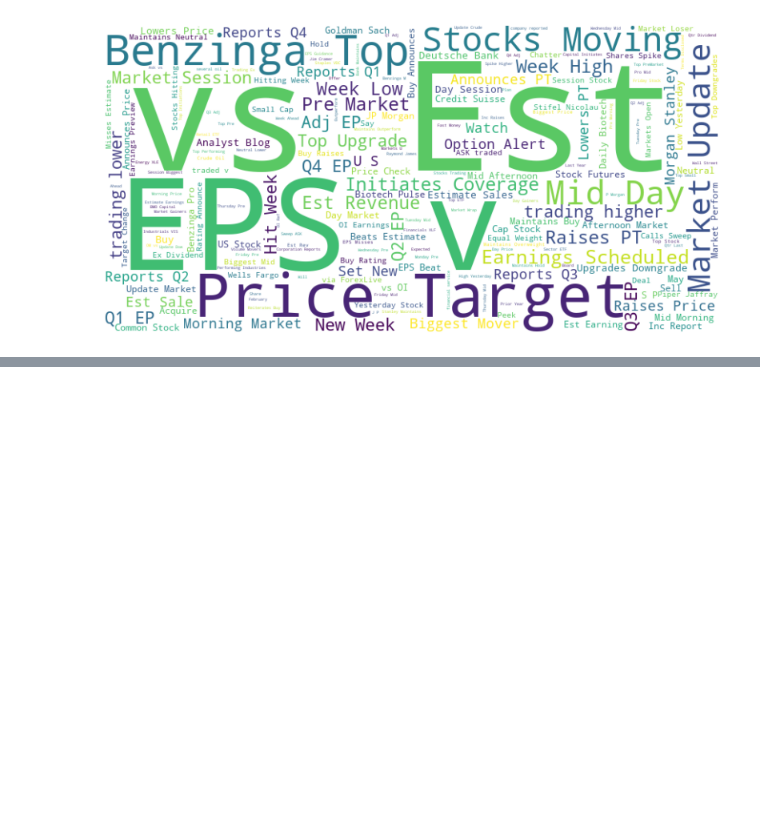
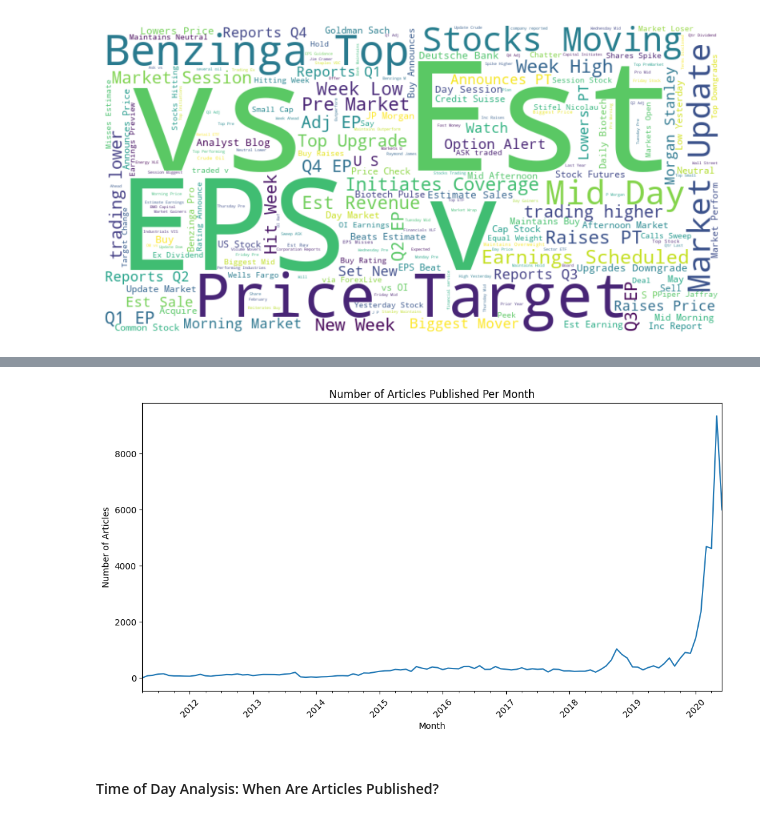
Before and after one commit to alazartefera/News-Sentiment-Stock-Production, a Jupyter notebook: notebooks/EDA.ipynb, the cells around one changed output, grey strips where cells are left out. Cells and saved outputs as stored; diff of their text form; code cells hidden in the pictures; blank space fills up the shorter version.

```diff
--- a/notebooks/EDA.ipynb
+++ b/notebooks/EDA.ipynb
@@ -119,0 +162,18 @@ plt.show()
+# %%
+# Group by month and count publications
+df['date'] = df['date'].dt.tz_localize(None)
+
+articles_per_month = df['date'].dt.to_period('M').value_counts().sort_index()
+
+# Plot the monthly publication frequency
+plt.figure(figsize=(12, 6))
+articles_per_month.plot(kind='line')
+plt.title('Number of Articles Published Per Month')
+plt.xlabel('Month')
+plt.ylabel('Number of Articles')
+plt.xticks(rotation=45)
+plt.show()
+# %% [output]
+[figure, added]
+# %% [markdown]
+#### Time of Day Analysis: When Are Articles Published?
```
Also changed, not shown: parts of 14 cells of this notebook.
